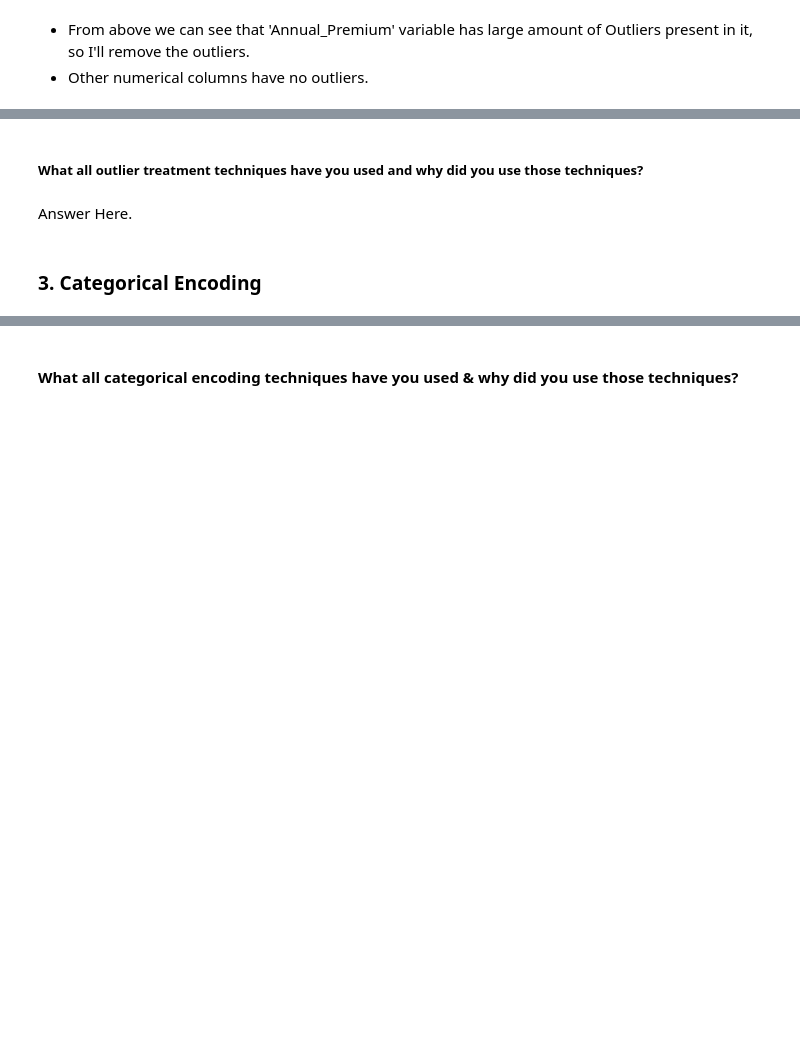
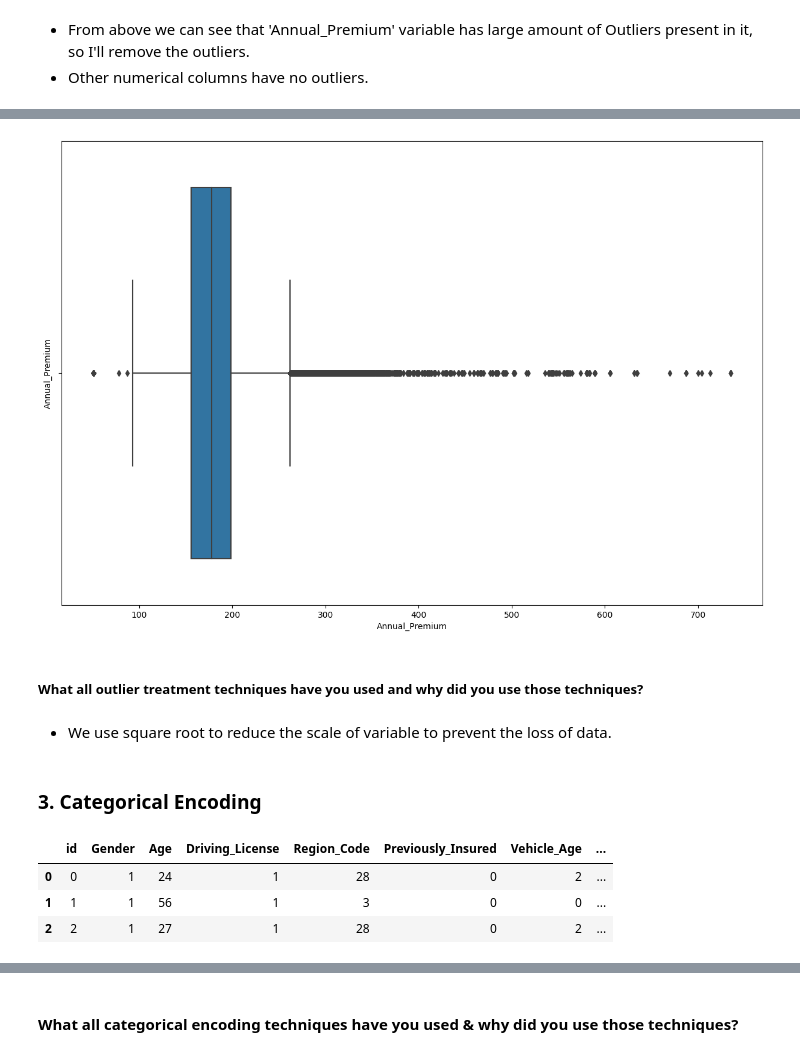
Before and after one commit to Kalpesh-Nandedkar/HEALTH-INSURANCE-CROSS-SELL-PREDICTION, a Jupyter notebook: HEALTH_INSURANCE_CROSS_SELL_PREDICTION.ipynb, the cells around one changed output, grey strips where cells are left out. Saved outputs shown, nothing was run; the diff lists cells and outputs as text; code cells hidden in the pictures; blank space fills up the shorter version.

```diff
--- a/HEALTH_INSURANCE_CROSS_SELL_PREDICTION.ipynb
+++ b/HEALTH_INSURANCE_CROSS_SELL_PREDICTION.ipynb
@@ -885,7 +920,16 @@ Answer Here.
+# %%
+# Handling Outliers & Outlier treatments
+plt.figure(figsize=(15,10))
+
+plt.ylabel('Annual_Premium')
+sns.boxplot(x=np.sqrt(df['Annual_Premium']))
+plt.show()
+# %% [output]
+[figure, added]
 # %% [markdown]
 ##### What all outlier treatment techniques have you used and why did you use those techniques?
-# %% [markdown]
-Answer Here.
+# %% [markdown]
+* We use square root to reduce the scale of variable to prevent the loss of data.
 # %% [markdown]
 ### 3. Categorical Encoding
 # %%
@@ -892,0 +938,7 @@ Answer Here.
+# %%
+df.head(3)
+# %% [output]
+|  | id | Gender | Age | Driving_License | Region_Code | Previously_Insured | Vehicle_Age | ... |
+| 0 | 0 | 1 | 24 | 1 | 28 | 0 | 2 | ... |
+| 1 | 1 | 1 | 56 | 1 | 3 | 0 | 0 | ... |
+| 2 | 2 | 1 | 27 | 1 | 28 | 0 | 2 | ... |
```
Also changed, not shown: parts of 40 cells of this notebook.
